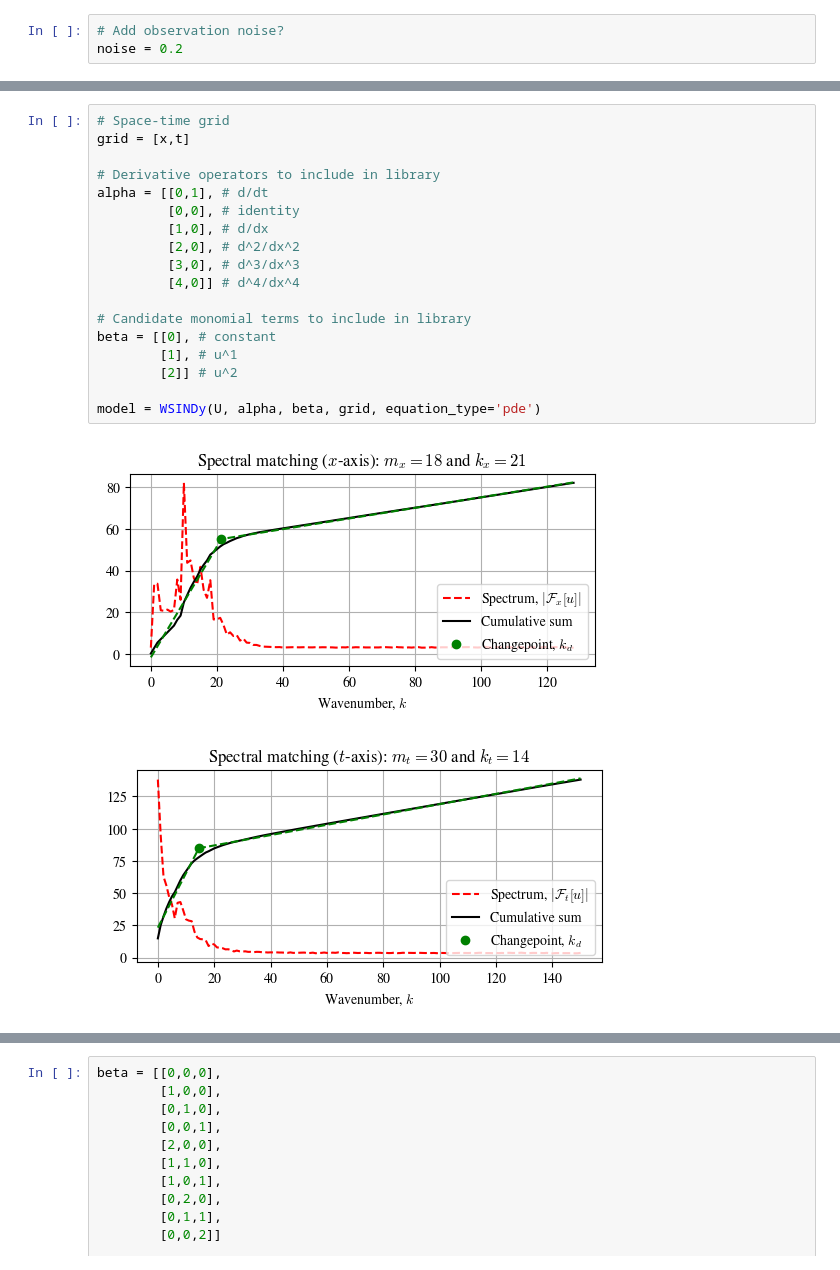
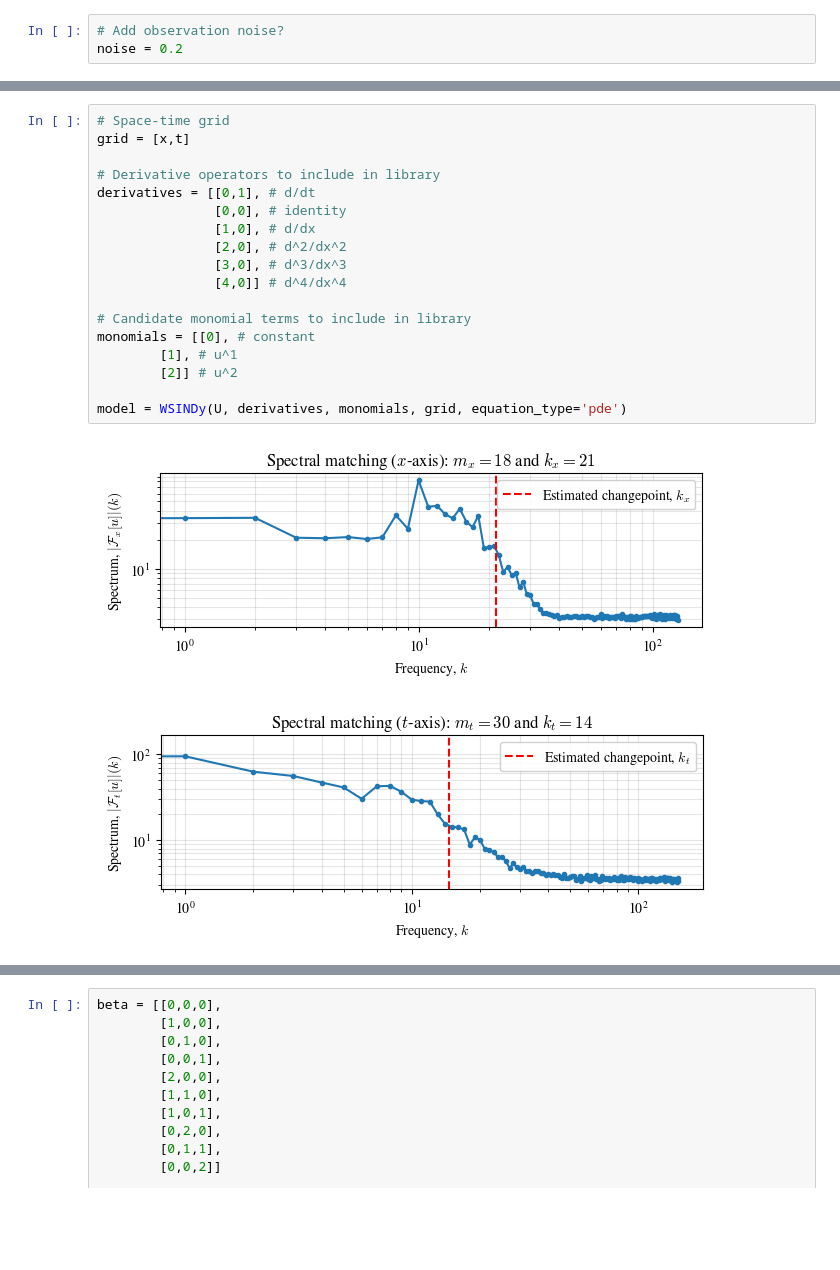
Before and after one commit to SethMinor/PyWSINDy-for-PDEs, a Jupyter notebook: dev/wsindy_dev.ipynb, the cells around one changed output, grey strips where cells are left out. Cells and saved outputs as stored; diff of their text form; blank space fills up the shorter version.

```diff
--- a/dev/wsindy_dev.ipynb
+++ b/dev/wsindy_dev.ipynb
@@ -180,22 +128,22 @@ Imported tensor with shape: (256, 301)
 # %%
 # Space-time grid
 grid = [x,t]
 
 # Derivative operators to include in library
-alpha = [[0,1], # d/dt
-         [0,0], # identity
-         [1,0], # d/dx
-         [2,0], # d^2/dx^2
-         [3,0], # d^3/dx^3
-         [4,0]] # d^4/dx^4
+derivatives = [[0,1], # d/dt
+               [0,0], # identity
+               [1,0], # d/dx
+               [2,0], # d^2/dx^2
+               [3,0], # d^3/dx^3
+               [4,0]] # d^4/dx^4
 
 # Candidate monomial terms to include in library
-beta = [[0], # constant
+monomials = [[0], # constant
         [1], # u^1
         [2]] # u^2
 
-model = WSINDy(U, alpha, beta, grid, equation_type='pde')
+model = WSINDy(U, derivatives, monomials, grid, equation_type='pde')
 # %% [output]
-[figure, old version]
+[figure, new version]
-[figure, old version]
+[figure, new version]
 [figure]
```
Also changed, not shown: parts of 40 cells of this notebook, 6 other files.
